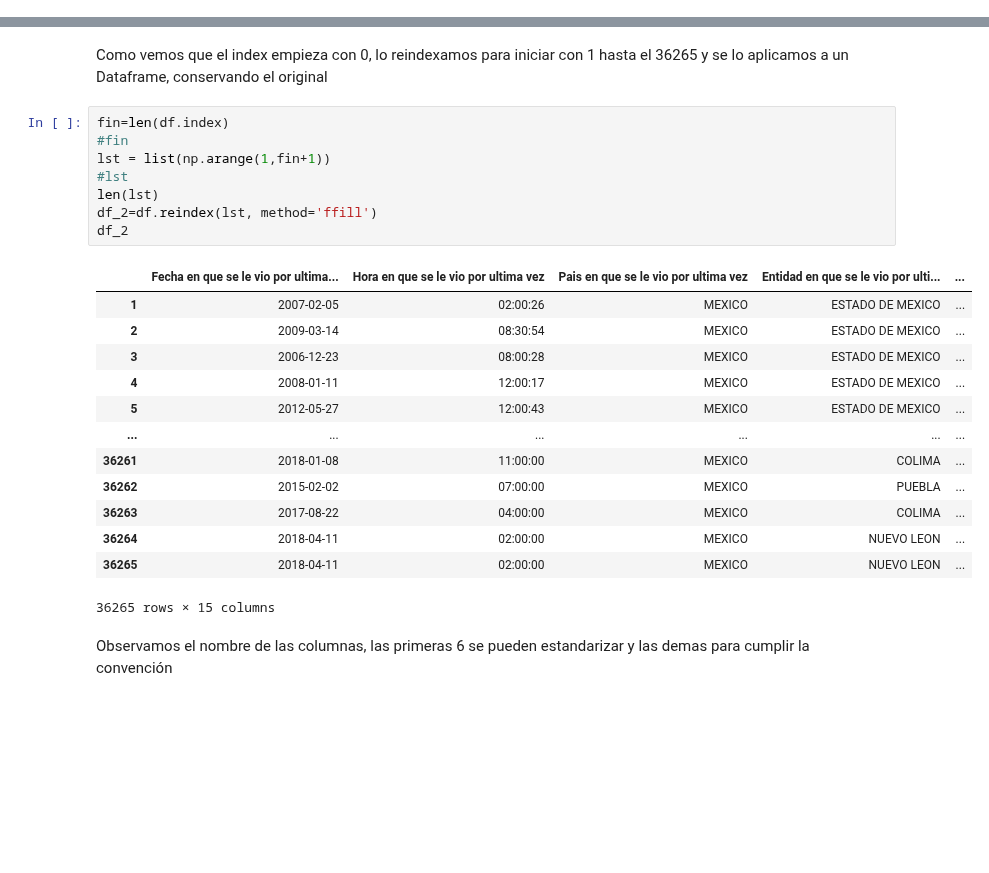
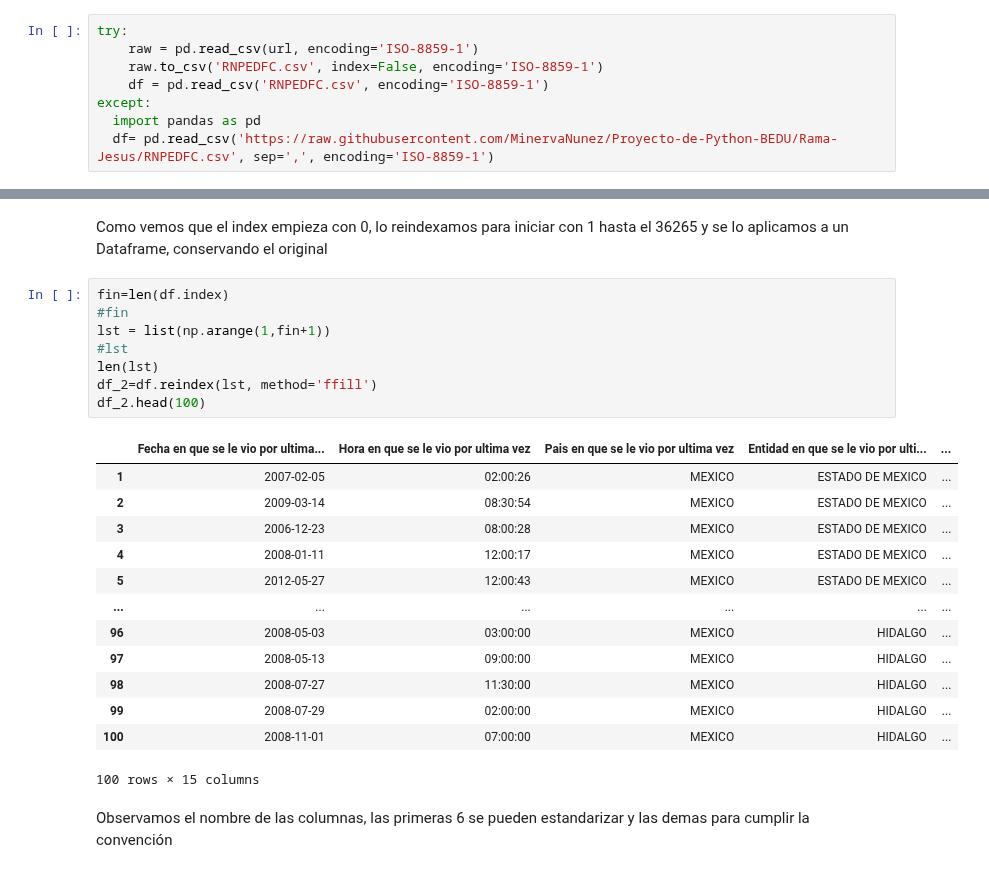
Before and after one commit to MinervaNunez/Proyecto-de-Python-BEDU, a Jupyter notebook: Proyecto_Equipo_8_Kevin_Nicky_Jesus.ipynb, the cells around one changed output, grey strips where cells are left out. Saved outputs shown, nothing was run; the diff lists cells and outputs as text; blank space fills up the shorter version.

```diff
--- a/Proyecto_Equipo_8_Kevin_Nicky_Jesus.ipynb
+++ b/Proyecto_Equipo_8_Kevin_Nicky_Jesus.ipynb
@@ -82,3 +76,11 @@ df = pd.read_csv('RNPEDFC.csv', encoding='ISO-8859-1')
+# %%
+try:
+    raw = pd.read_csv(url, encoding='ISO-8859-1')
+    raw.to_csv('RNPEDFC.csv', index=False, encoding='ISO-8859-1')
+    df = pd.read_csv('RNPEDFC.csv', encoding='ISO-8859-1')
+except:
+  import pandas as pd
+  df= pd.read_csv('https://raw.githubusercontent.com/MinervaNunez/Proyecto-de-Python-BEDU/Rama-Jesus/RNPEDFC.csv', sep=',', encoding='ISO-8859-1')
 # %% [markdown]
 **Obtenermos como resultado nuesto data frame principal**
 # %%
@@ -510,25 +512,25 @@ Como vemos que el index empieza con 0, lo reindexamos para iniciar con 1 hasta e
 # %%
 fin=len(df.index)
 #fin
 lst = list(np.arange(1,fin+1))
 #lst
 len(lst)
 df_2=df.reindex(lst, method='ffill')
-df_2
+df_2.head(100)
 # %% [output]
 |  | Fecha en que se le vio por ultima... | Hora en que se le vio por ultima vez | Pais en que se le vio por ultima vez | Entidad en que se le vio por ulti... | ... |
 | 1 | 2007-02-05 | 02:00:26 | MEXICO | ESTADO DE MEXICO | ... |
 | 2 | 2009-03-14 | 08:30:54 | MEXICO | ESTADO DE MEXICO | ... |
 | 3 | 2006-12-23 | 08:00:28 | MEXICO | ESTADO DE MEXICO | ... |
 | 4 | 2008-01-11 | 12:00:17 | MEXICO | ESTADO DE MEXICO | ... |
 | 5 | 2012-05-27 | 12:00:43 | MEXICO | ESTADO DE MEXICO | ... |
 | ... | ... | ... | ... | ... | ... |
-| 36261 | 2018-01-08 | 11:00:00 | MEXICO | COLIMA | ... |
-| 36262 | 2015-02-02 | 07:00:00 | MEXICO | PUEBLA | ... |
-| 36263 | 2017-08-22 | 04:00:00 | MEXICO | COLIMA | ... |
-| 36264 | 2018-04-11 | 02:00:00 | MEXICO | NUEVO LEON | ... |
-| 36265 | 2018-04-11 | 02:00:00 | MEXICO | NUEVO LEON | ... |
+| 96 | 2008-05-03 | 03:00:00 | MEXICO | HIDALGO | ... |
+| 97 | 2008-05-13 | 09:00:00 | MEXICO | HIDALGO | ... |
+| 98 | 2008-07-27 | 11:30:00 | MEXICO | HIDALGO | ... |
+| 99 | 2008-07-29 | 02:00:00 | MEXICO | HIDALGO | ... |
+| 100 | 2008-11-01 | 07:00:00 | MEXICO | HIDALGO | ... |
-36265 rows × 15 columns
+100 rows × 15 columns
 # %% [markdown]
 Observamos el nombre de las columnas, las primeras 6 se pueden estandarizar y las demas para cumplir la convención
 # %%
```
Also changed, not shown: parts of 15 cells of this notebook.
